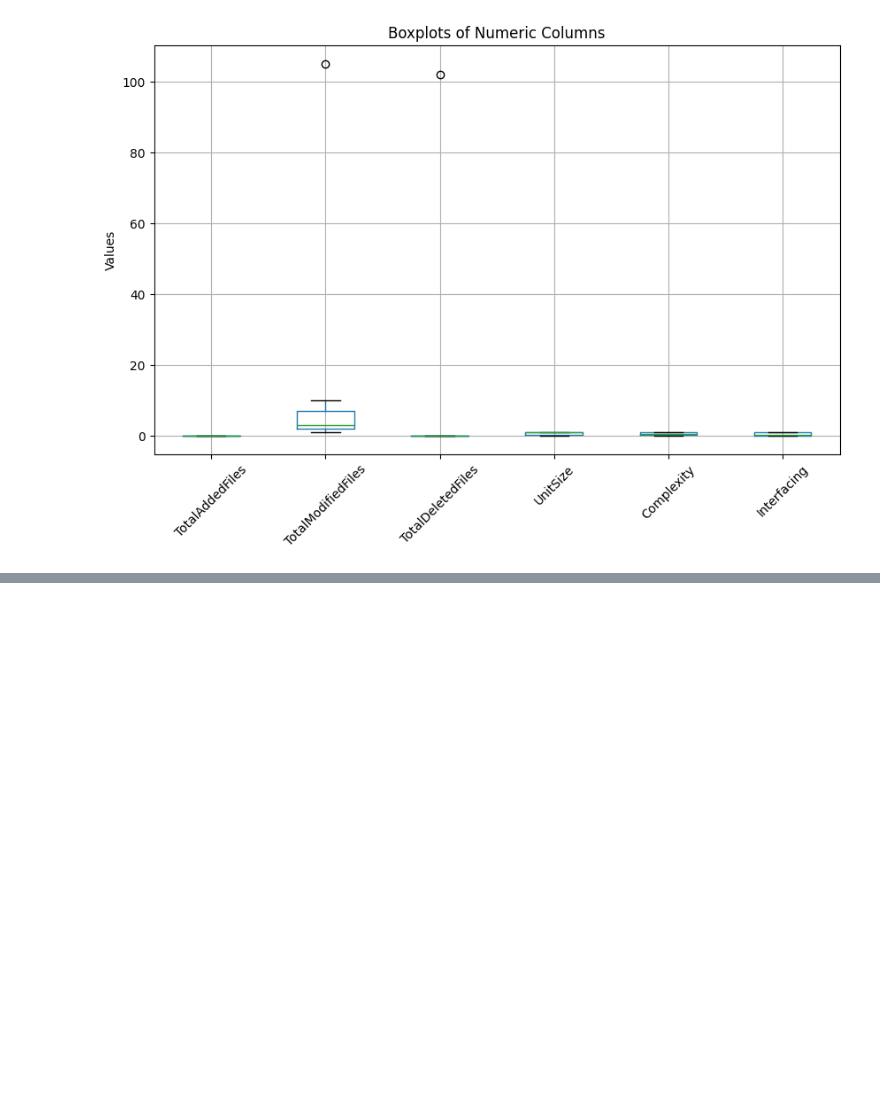
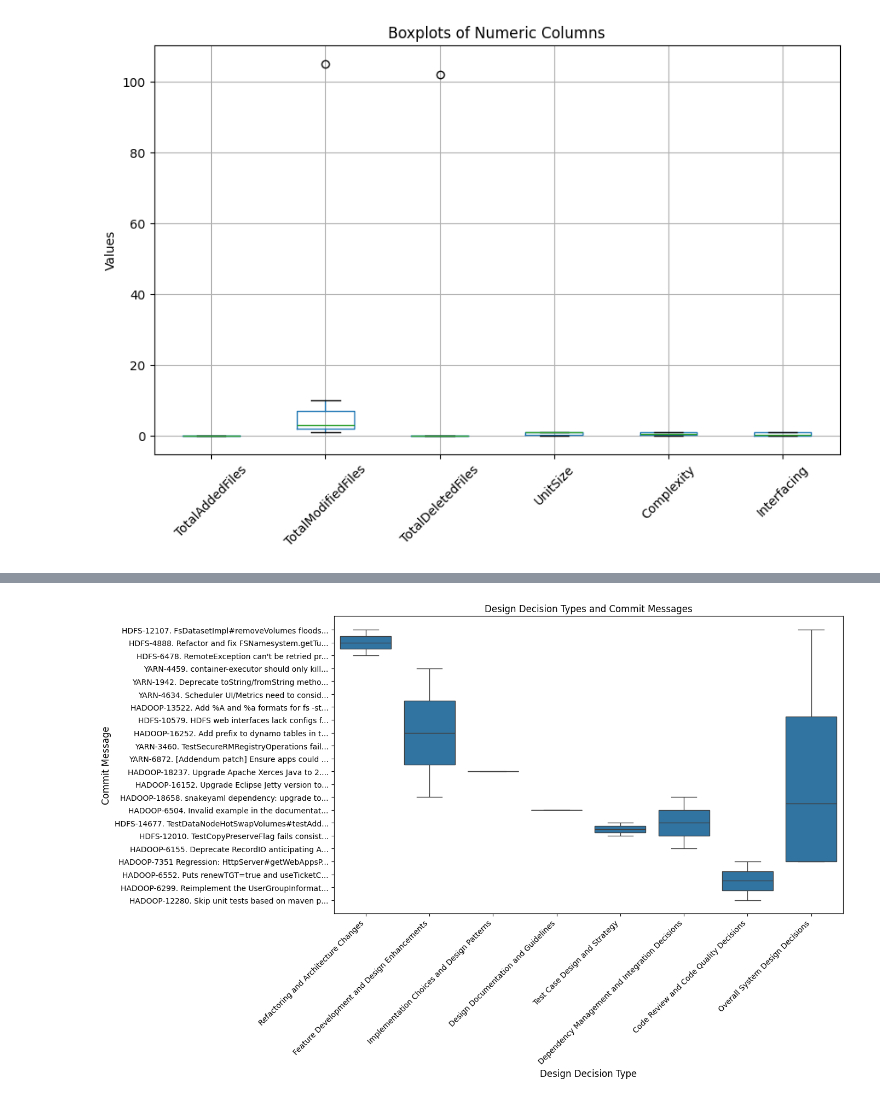
Before and after one commit to devanandp/Explore-Software-repository-Hadoop-Common, a Jupyter notebook: Analyze.ipynb, the cells around one changed output, grey strips where cells are left out. Saved outputs shown, nothing was run; the diff lists cells and outputs as text; code cells hidden in the pictures; blank space fills up the shorter version.

```diff
--- a/Analyze.ipynb
+++ b/Analyze.ipynb
@@ -439,0 +352,78 @@ KeyError: 'Message'
+# %%
+import pandas as pd
+import matplotlib.pyplot as plt
+import seaborn as sns
+
+data = {
+    'message': ['HDFS-12107. FsDatasetImpl#removeVolumes floods...', 'YARN-4459. container-executor should only kill...',
+                'YARN-1942. Deprecate toString/fromString metho...', 'Fix core test failrues \n\ngit-svn-id: https:/...',
+                'YARN-4634. Scheduler UI/Metrics need to consid...', 'HADOOP-13522. Add %A and %a formats for fs -st...',
+                'HDFS-10579. HDFS web interfaces lack configs f...', 'HADOOP-10732. Fix locking in credential update...',
+                'Fix jdiff and javadoc target\n\ngit-svn-id: ht...', 'HADOOP-16252. Add prefix to dynamo tables in t...',
+                'YARN-3460. TestSecureRMRegistryOperations fail...', 'HADOOP-7351 Regression: HttpServer#getWebAppsP...',
+                'YARN-6872. [Addendum patch] Ensure apps could ...', 'Fix test-patch.sh script for eclipse classpath...',
+                'HADOOP-6552. Puts renewTGT=true and useTicketC...', 'To fix test targets\n\ngit-svn-id: https://svn...',
+                'HADOOP-18658. snakeyaml dependency: upgrade to...', 'HADOOP-12280. Skip unit tests based on maven p...',
+                'HADOOP-6155. Deprecate RecordIO anticipating A...', 'fixed test test-core and test-contrib targets\...',
+                'HADOOP-6299. Reimplement the UserGroupInformat...', 'HDFS-4888. Refactor and fix FSNamesystem.getTu...',
+                'HADOOP-16152. Upgrade Eclipse Jetty version to...', 'HADOOP-6315. Avoid incorrect use of BuiltInfla...',
+                'HADOOP-18573. Improve error reporting on non-s...', 'HADOOP-4687. Fix some of the remaining javadoc...',
+                'HDFS-10410. RedundantEditLogInputStream.LOG is...', 'HADOOP-15446. ABFS: tune imports & javadocs; s...',
+                'HADOOP-18237. Upgrade Apache Xerces Java to 2....', 'Moving HADOOP-7091 to 0.22 section in CHANGES....',
+                'HDFS-6478. RemoteException can\'t be retried pr...', 'YARN-5272. Handle queue names consistently in ...',
+                'YARN-4740. AM may not receive the container co...', 'YARN-9428. Add metrics for paused containers i...',
+                'HDFS-14677. TestDataNodeHotSwapVolumes#testAdd...', 'HADOOP-6504. Invalid example in the documentat...',
+                'HDFS-7959. WebHdfs logging is missing on Datan...', 'HDFS-12010. TestCopyPreserveFlag fails consist...']
+}
+
+df = pd.DataFrame(data)
+
+# Define the design decision types based on the categorization
+design_decision_types = {
+    'Refactoring and Architecture Changes': ['HDFS-12107', 'HDFS-4888', 'HDFS-6478'],
+    'Feature Development and Design Enhancements': ['YARN-4459', 'YARN-1942', 'YARN-4634', 'HADOOP-13522', 'HDFS-10579', 'HADOOP-16252', 'YARN-3460', 'YARN-6872', 'HADOOP-18237', 'HADOOP-16152', 'HADOOP-18658'],
+    'Implementation Choices and Design Patterns': ['HADOOP-18237'],
+    'Design Documentation and Guidelines': ['HADOOP-6504'],
+    'Test Case Design and Strategy': ['HDFS-14677', 'HDFS-12010'],
+    'Dependency Management and Integration Decisions': ['HADOOP-6155', 'HADOOP-18658'],
+    'Code Review and Code Quality Decisions': ['HADOOP-7351', 'HADOOP-6552', 'HADOOP-6299', 'HADOOP-12280'],
+    'Overall System Design Decisions': ['HDFS-12107', 'HADOOP-7351', 'YARN-3460', 'HADOOP-7351']
+}
+
+# Create a DataFrame to store design decision type and commit messages
+data = {'Design Decision Type': [], 'Commit Message': []}
+
+# Fill NaN values in the 'message' column with an empty string
+df['message'] = df['message'].fillna('')
+
+# Assuming the column containing commit messages is named 'message'
+for decision_type, commit_ids in design_decision_types.items():
+    for commit_id in commit_ids:
+        try:
+            message = df.loc[df['message'].str.contains(commit_id), 'message'].iloc[0]
+            data['Design Decision Type'].append(decision_type)
+            data['Commit Message'].append(message)
+        except IndexError:
+            print(f"Commit message not found for ID: {commit_id}")
+
+# Create a DataFrame
+df_design_decisions = pd.DataFrame(data)
+
+# Drop rows with empty 'Commit Message' values
+df_design_decisions = df_design_decisions[df_design_decisions['Commit Message'] != '']
+
+# Create boxplot with improved UI
+plt.figure(figsize=(12, 8))
+sns.boxplot(x='Design Decision Type', y='Commit Message', data=df_design_decisions)
+plt.title('Design Decision Types and Commit Messages')
+plt.xlabel('Design Decision Type', fontsize=12)
+plt.ylabel('Commit Message', fontsize=12)
+plt.xticks(rotation=45, ha='right', fontsize=10)
+plt.yticks(fontsize=10)
+
+# Increase figure height to show full boxplot
+plt.subplots_adjust(bottom=0.2)
+
+plt.show()
+# %% [output]
+[figure, added]
```
Also changed, not shown: parts of 5 cells of this notebook.
